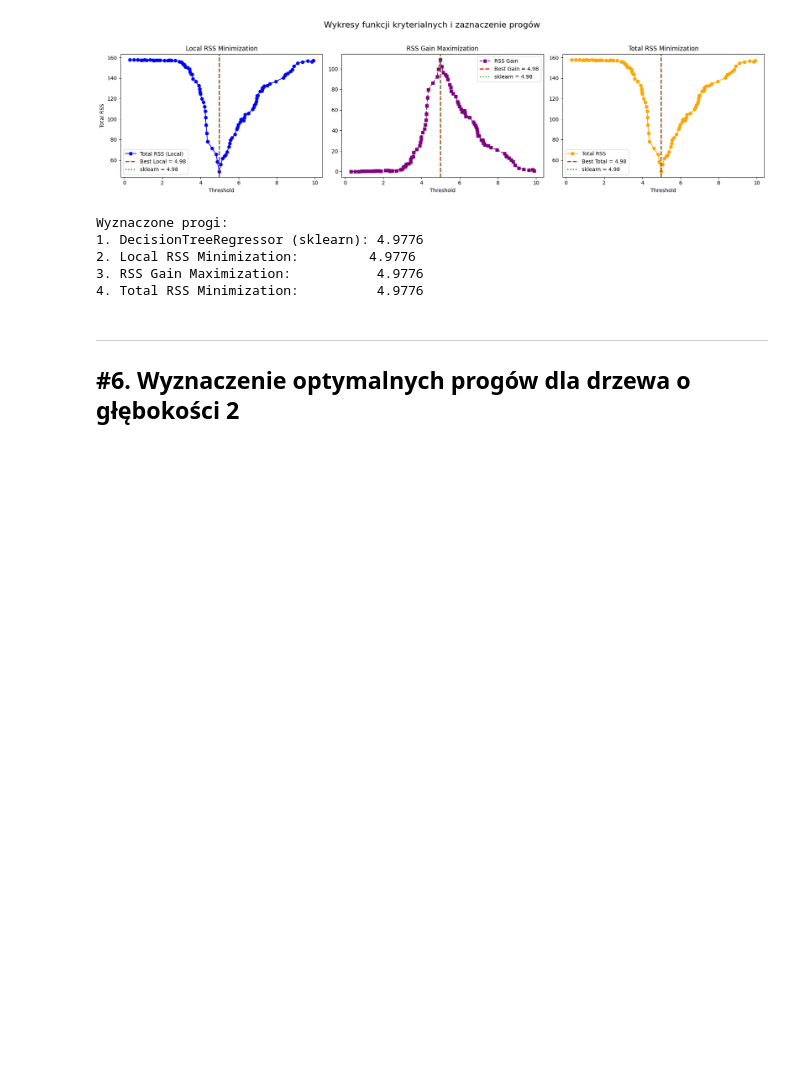
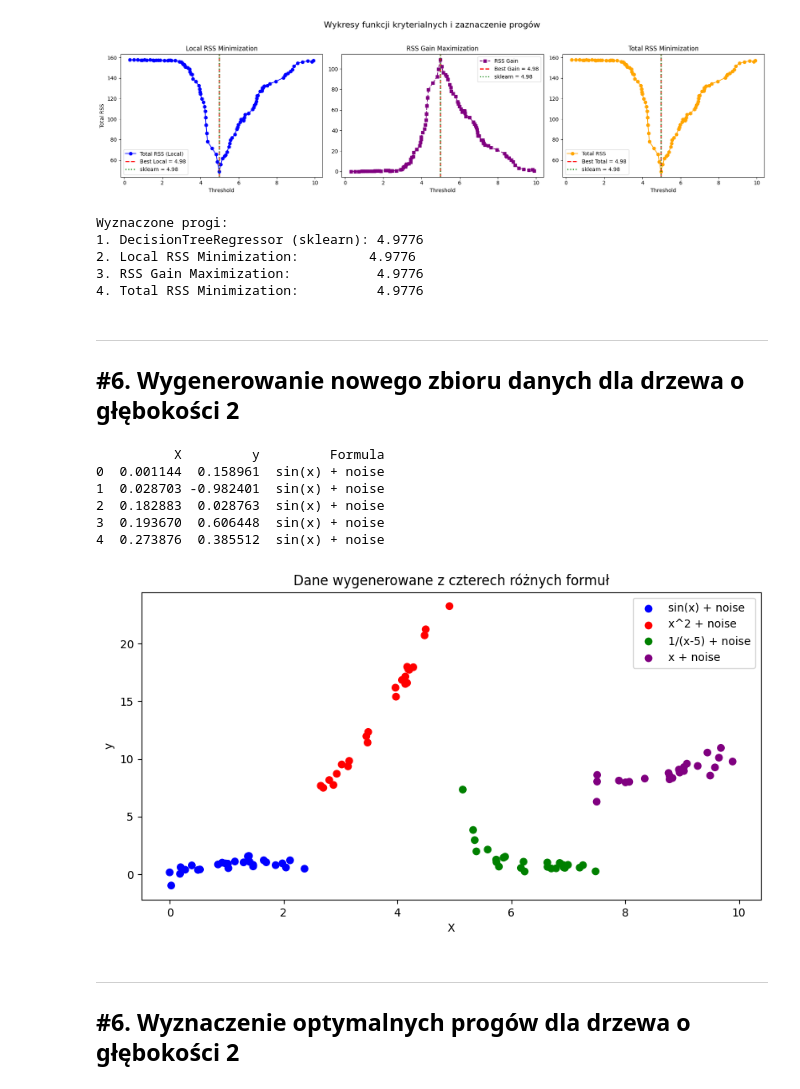
Before and after one commit to Jaksta1/Uczenie_Maszynowe_2025, a Jupyter notebook: Jakub_Kownacki_praca_domowa_6.ipynb, the cells around one changed output. Drawn from its saved outputs; the diff is of its cells as text; code cells hidden in the pictures; blank space fills up the shorter version.

Commit message:
Utworzono za pomocą Colab

```diff
--- a/Jakub_Kownacki_praca_domowa_6.ipynb
+++ b/Jakub_Kownacki_praca_domowa_6.ipynb
@@ -195,6 +195,72 @@ Wyznaczone progi:
 2. Local RSS Minimization:         4.9776
 3. RSS Gain Maximization:           4.9776
 4. Total RSS Minimization:          4.9776
+# %% [markdown]
+--------------------------------------------
+#6. Wygenerowanie nowego zbioru danych dla drzewa o głębokości 2
+--------------------------------------------
+# %%
+np.random.seed(1)
+
+# Generujemy posortowany, losowy wektor cechy X (100 wartości w zakresie 0-10)
+X_new = np.sort(np.random.rand(100) * 10).reshape(-1, 1)
+X_new_flat = X_new.ravel()
+
+# Przygotowanie y za pomocą czterech różnych formuł zależnych od wartości X
+y_new = np.zeros_like(X_new_flat)
+formulas_new = []
+
+for i, x in enumerate(X_new_flat):
+    noise = np.random.normal(0, 0.5)
+    if x < 2.5:
+        y_new[i] = np.sin(x) + noise
+        formulas_new.append("sin(x) + noise")
+    elif x < 5:
+        y_new[i] = x**2 + noise
+        formulas_new.append("x^2 + noise")
+    elif x < 7.5:
+        y_new[i] = 1/(x-5) + noise
+        formulas_new.append("1/(x-5) + noise")
+    else:
+        y_new[i] = x + noise
+        formulas_new.append("x + noise")
+
+# Budujemy DataFrame
+df_new = pd.DataFrame({
+    'X': X_new_flat,
+    'y': y_new,
+    'Formula': formulas_new
+})
+
+print(df_new.head())
+
+# Wizualizacja z kolorem zależnym od zastosowanej formuły
+formula_colors = {
+    "sin(x) + noise": 'blue',
+    "x^2 + noise": 'red',
+    "1/(x-5) + noise": 'green',
+    "x + noise": 'purple'
+}
+colors = df_new['Formula'].map(formula_colors)
+
+plt.figure(figsize=(10, 5))
+plt.scatter(df_new['X'], df_new['y'], c=colors, label=None)
+# Dodajemy puste scatter dla poprawnego wyświetlenia legendy
+for label, color in formula_colors.items():
+    plt.scatter([], [], c=color, label=label)
+plt.xlabel('X')
+plt.ylabel('y')
+plt.title('Dane wygenerowane z czterech różnych formuł')
+plt.legend()
+plt.show()
+# %% [output]
+          X         y         Formula
+0  0.001144  0.158961  sin(x) + noise
+1  0.028703 -0.982401  sin(x) + noise
+2  0.182883  0.028763  sin(x) + noise
+3  0.193670  0.606448  sin(x) + noise
+4  0.273876  0.385512  sin(x) + noise
+[figure, added]
 # %% [markdown]
 ------------------------------------------------
 #6. Wyznaczenie optymalnych progów dla drzewa o głębokości 2
```
Also changed, not shown: parts of 4 cells of this notebook.
